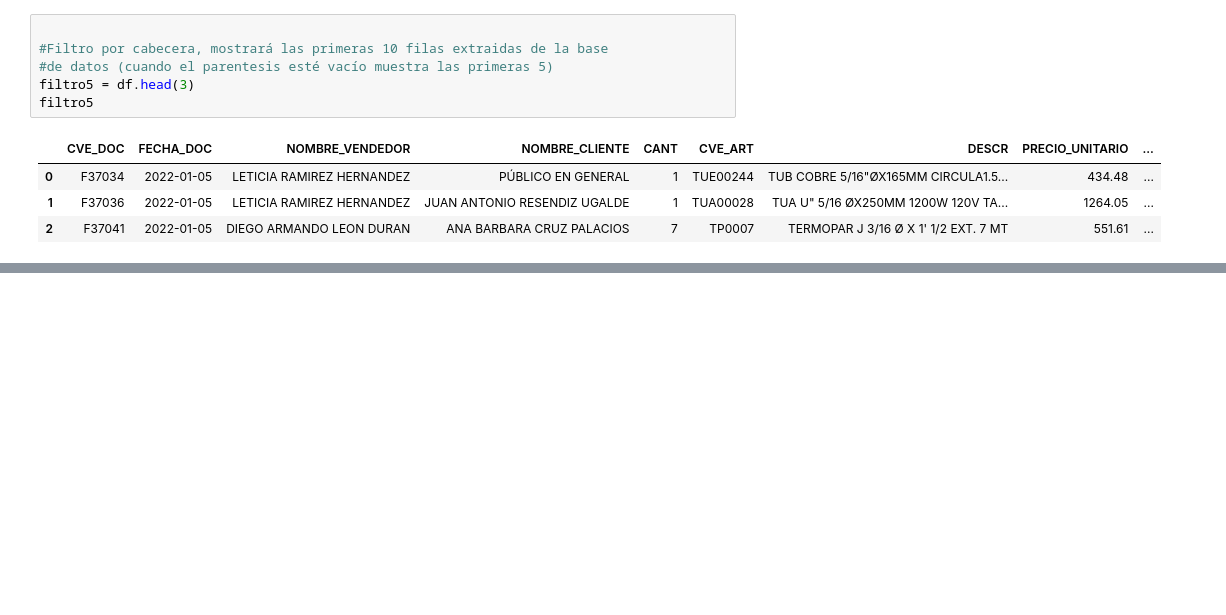
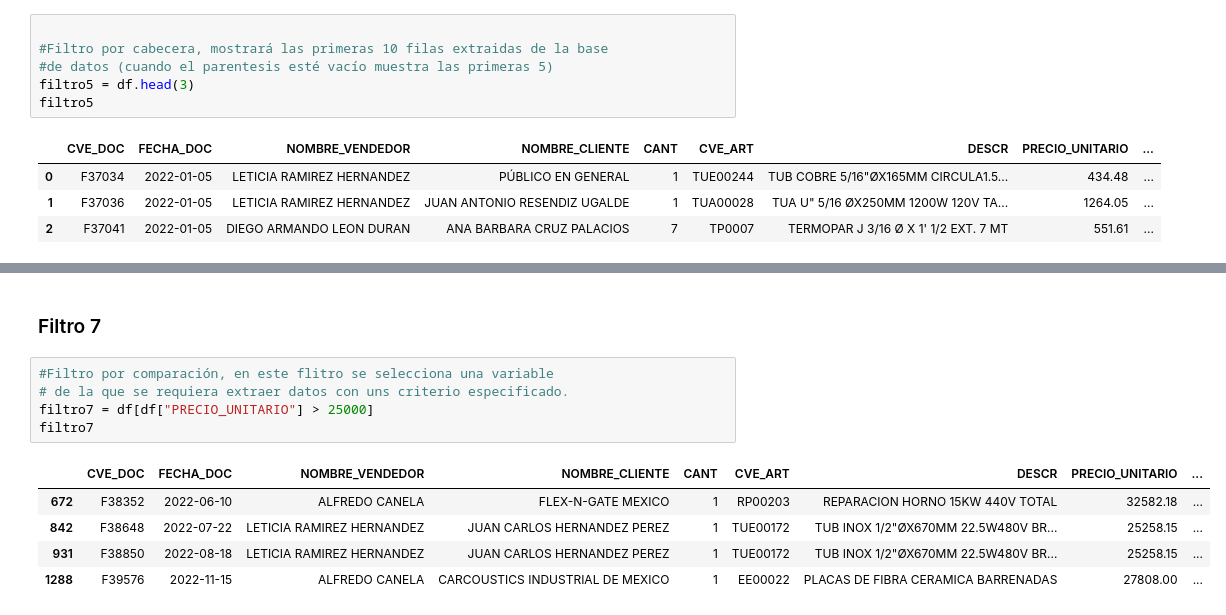
Before and after one commit to Christopher-V36/Extraccion-de-Datos, a Jupyter notebook: Actividad 2.1 (Extracción de Datos)/extraccion_2_1.ipynb, the cells around one changed output, grey strips where cells are left out. Cells and saved outputs as stored; diff of their text form; blank space fills up the shorter version.

```diff
--- a/Actividad 2.1 (Extracción de Datos)/extraccion_2_1.ipynb
+++ b/Actividad 2.1 (Extracción de Datos)/extraccion_2_1.ipynb
@@ -163,0 +176,13 @@ filtro5
+# %% [markdown]
+### Filtro 7
+# %%
+#Filtro por comparación, en este flitro se selecciona una variable
+# de la que se requiera extraer datos con uns criterio especificado.
+filtro7 = df[df["PRECIO_UNITARIO"] > 25000]
+filtro7
+# %% [output]
+|  | CVE_DOC | FECHA_DOC | NOMBRE_VENDEDOR | NOMBRE_CLIENTE | CANT | CVE_ART | DESCR | PRECIO_UNITARIO | ... |
+| 672 | F38352 | 2022-06-10 | ALFREDO CANELA | FLEX-N-GATE MEXICO | 1 | RP00203 | REPARACION HORNO 15KW 440V TOTAL | 32582.18 | ... |
+| 842 | F38648 | 2022-07-22 | LETICIA RAMIREZ HERNANDEZ | JUAN CARLOS HERNANDEZ PEREZ | 1 | TUE00172 | TUB INOX 1/2"ØX670MM 22.5W480V BR... | 25258.15 | ... |
+| 931 | F38850 | 2022-08-18 | LETICIA RAMIREZ HERNANDEZ | JUAN CARLOS HERNANDEZ PEREZ | 1 | TUE00172 | TUB INOX 1/2"ØX670MM 22.5W480V BR... | 25258.15 | ... |
+| 1288 | F39576 | 2022-11-15 | ALFREDO CANELA | CARCOUSTICS INDUSTRIAL DE MEXICO | 1 | EE00022 | PLACAS DE FIBRA CERAMICA BARRENADAS | 27808.00 | ... |
```
Also changed, not shown: parts of 6 cells of this notebook.
